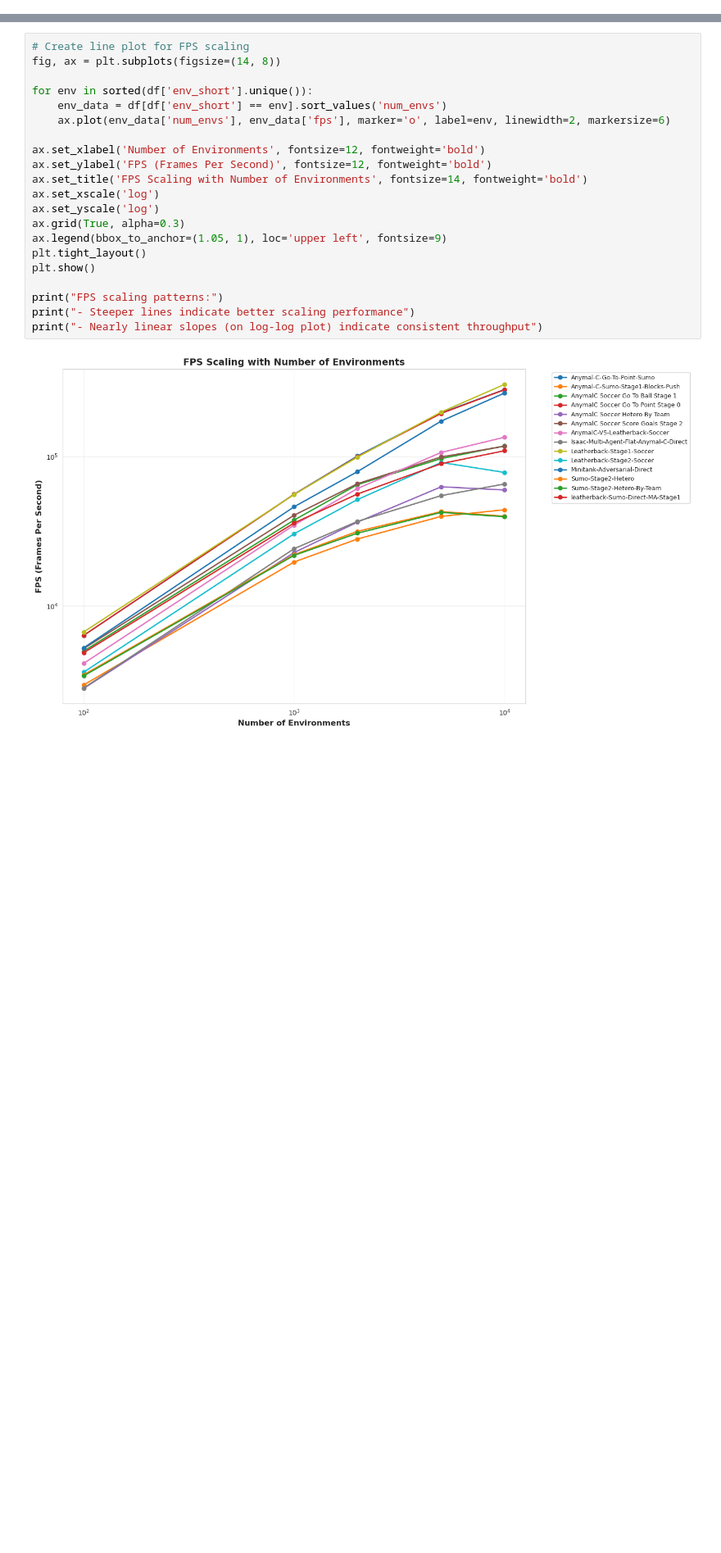
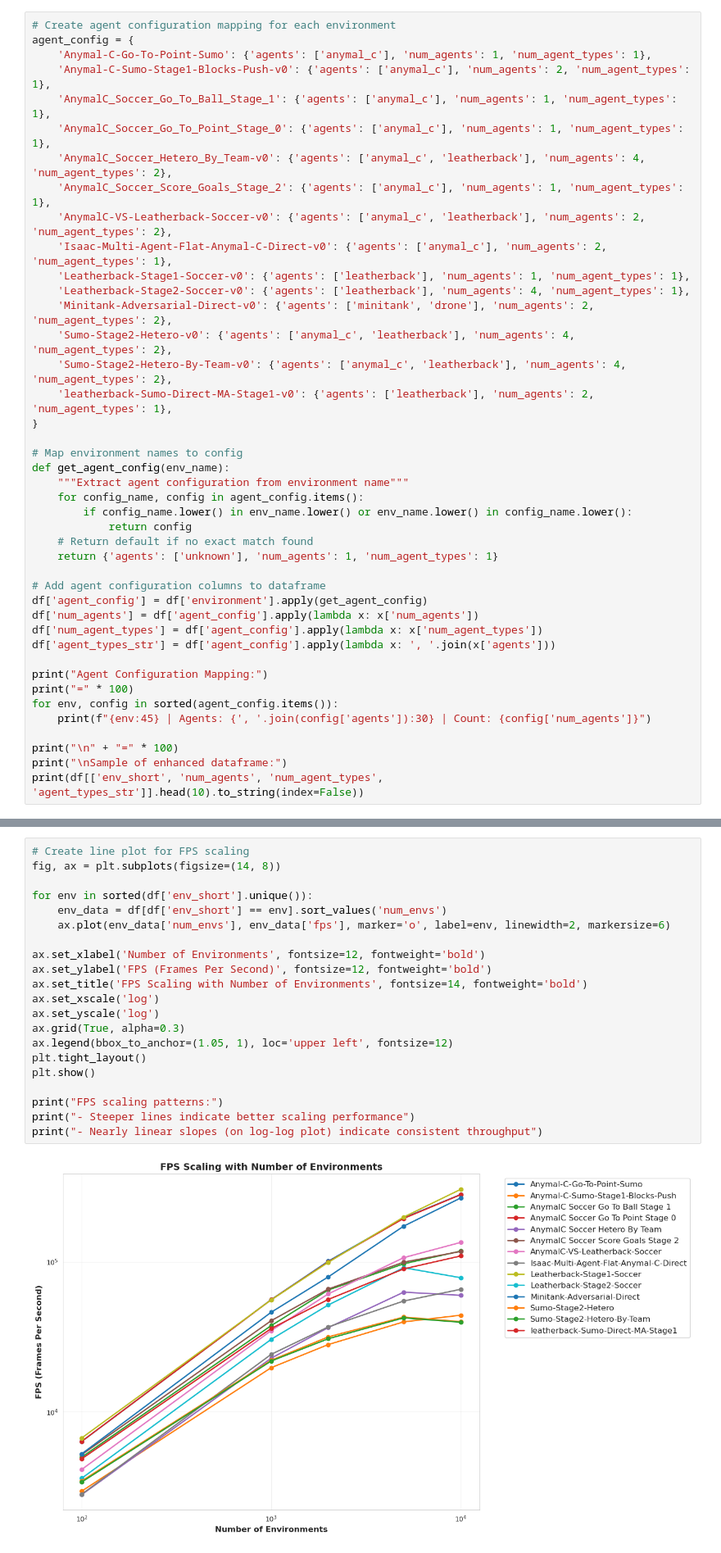
Before and after one commit to DIRECTLab/IsaacLab-HARL, a Jupyter notebook: scripts/paper_results/fps/benchmark_fps.ipynb, the cells around one changed output, grey strips where cells are left out. Shown at 82% size. Cells and saved outputs as stored; diff of their text form; blank space fills up the shorter version.

```diff
--- a/scripts/paper_results/fps/benchmark_fps.ipynb
+++ b/scripts/paper_results/fps/benchmark_fps.ipynb
@@ -92,0 +115,42 @@ Environment list:
+# %%
+# Create agent configuration mapping for each environment
+agent_config = {
+    'Anymal-C-Go-To-Point-Sumo': {'agents': ['anymal_c'], 'num_agents': 1, 'num_agent_types': 1},
+    'Anymal-C-Sumo-Stage1-Blocks-Push-v0': {'agents': ['anymal_c'], 'num_agents': 2, 'num_agent_types': 1},
+    'AnymalC_Soccer_Go_To_Ball_Stage_1': {'agents': ['anymal_c'], 'num_agents': 1, 'num_agent_types': 1},
+    'AnymalC_Soccer_Go_To_Point_Stage_0': {'agents': ['anymal_c'], 'num_agents': 1, 'num_agent_types': 1},
+    'AnymalC_Soccer_Hetero_By_Team-v0': {'agents': ['anymal_c', 'leatherback'], 'num_agents': 4, 'num_agent_types': 2},
+    'AnymalC_Soccer_Score_Goals_Stage_2': {'agents': ['anymal_c'], 'num_agents': 1, 'num_agent_types': 1},
+    'AnymalC-VS-Leatherback-Soccer-v0': {'agents': ['anymal_c', 'leatherback'], 'num_agents': 2, 'num_agent_types': 2},
+    'Isaac-Multi-Agent-Flat-Anymal-C-Direct-v0': {'agents': ['anymal_c'], 'num_agents': 2, 'num_agent_types': 1},
+    'Leatherback-Stage1-Soccer-v0': {'agents': ['leatherback'], 'num_agents': 1, 'num_agent_types': 1},
+    'Leatherback-Stage2-Soccer-v0': {'agents': ['leatherback'], 'num_agents': 4, 'num_agent_types': 1},
+    'Minitank-Adversarial-Direct-v0': {'agents': ['minitank', 'drone'], 'num_agents': 2, 'num_agent_types': 2},
+    'Sumo-Stage2-Hetero-v0': {'agents': ['anymal_c', 'leatherback'], 'num_agents': 4, 'num_agent_types': 2},
+    'Sumo-Stage2-Hetero-By-Team-v0': {'agents': ['anymal_c', 'leatherback'], 'num_agents': 4, 'num_agent_types': 2},
+    'leatherback-Sumo-Direct-MA-Stage1-v0': {'agents': ['leatherback'], 'num_agents': 2, 'num_agent_types': 1},
+}
+
+# Map environment names to config
+def get_agent_config(env_name):
+    """Extract agent configuration from environment name"""
+    for config_name, config in agent_config.items():
+        if config_name.lower() in env_name.lower() or env_name.lower() in config_name.lower():
+            return config
+    # Return default if no exact match found
+    return {'agents': ['unknown'], 'num_agents': 1, 'num_agent_types': 1}
+
+# Add agent configuration columns to dataframe
+df['agent_config'] = df['environment'].apply(get_agent_config)
+df['num_agents'] = df['agent_config'].apply(lambda x: x['num_agents'])
+df['num_agent_types'] = df['agent_config'].apply(lambda x: x['num_agent_types'])
+df['agent_types_str'] = df['agent_config'].apply(lambda x: ', '.join(x['agents']))
+
+print("Agent Configuration Mapping:")
+print("=" * 100)
+for env, config in sorted(agent_config.items()):
+    print(f"{env:45} | Agents: {', '.join(config['agents']):30} | Count: {config['num_agents']}")
+
+print("\n" + "=" * 100)
+print("\nSample of enhanced dataframe:")
+print(df[['env_short', 'num_agents', 'num_agent_types', 'agent_types_str']].head(10).to_string(index=False))
@@ -95,26 +225,26 @@ Environment list:
 # %%
 # Create line plot for FPS scaling
 fig, ax = plt.subplots(figsize=(14, 8))
 
 for env in sorted(df['env_short'].unique()):
     env_data = df[df['env_short'] == env].sort_values('num_envs')
     ax.plot(env_data['num_envs'], env_data['fps'], marker='o', label=env, linewidth=2, markersize=6)
 
 ax.set_xlabel('Number of Environments', fontsize=12, fontweight='bold')
 ax.set_ylabel('FPS (Frames Per Second)', fontsize=12, fontweight='bold')
 ax.set_title('FPS Scaling with Number of Environments', fontsize=14, fontweight='bold')
 ax.set_xscale('log')
 ax.set_yscale('log')
 ax.grid(True, alpha=0.3)
-ax.legend(bbox_to_anchor=(1.05, 1), loc='upper left', fontsize=9)
+ax.legend(bbox_to_anchor=(1.05, 1), loc='upper left', fontsize=12)
 plt.tight_layout()
 plt.show()
 
 print("FPS scaling patterns:")
 print("- Steeper lines indicate better scaling performance")
 print("- Nearly linear slopes (on log-log plot) indicate consistent throughput")
 # %% [output]
-[figure, old version]
+[figure, new version]
 FPS scaling patterns:
 - Steeper lines indicate better scaling performance
 - Nearly linear slopes (on log-log plot) indicate consistent throughput
```
Also changed, not shown: parts of 7 cells of this notebook, 1 other file.
